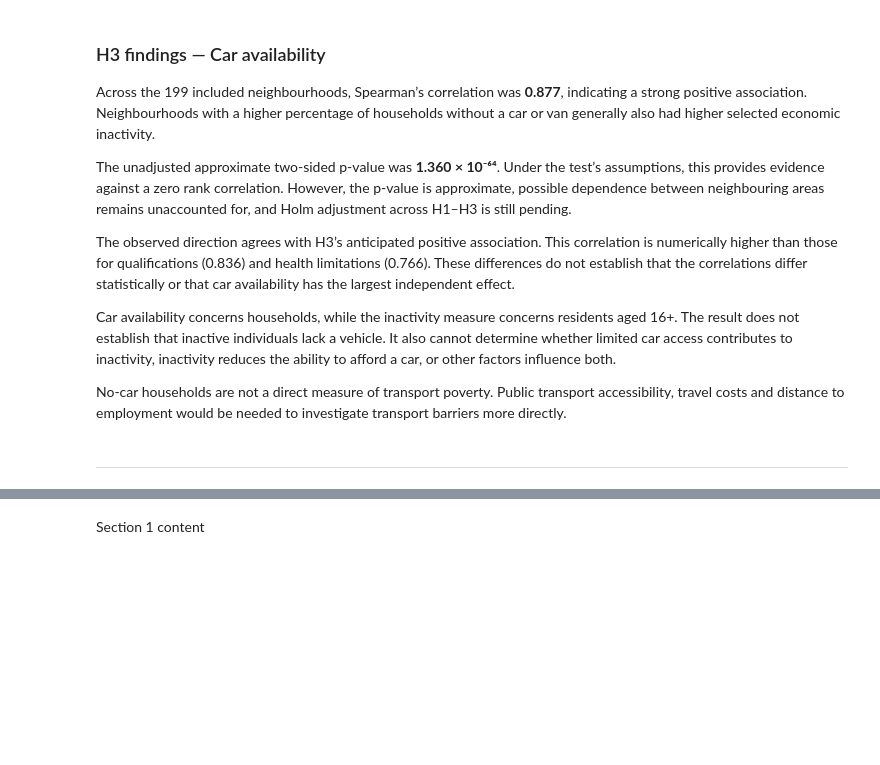
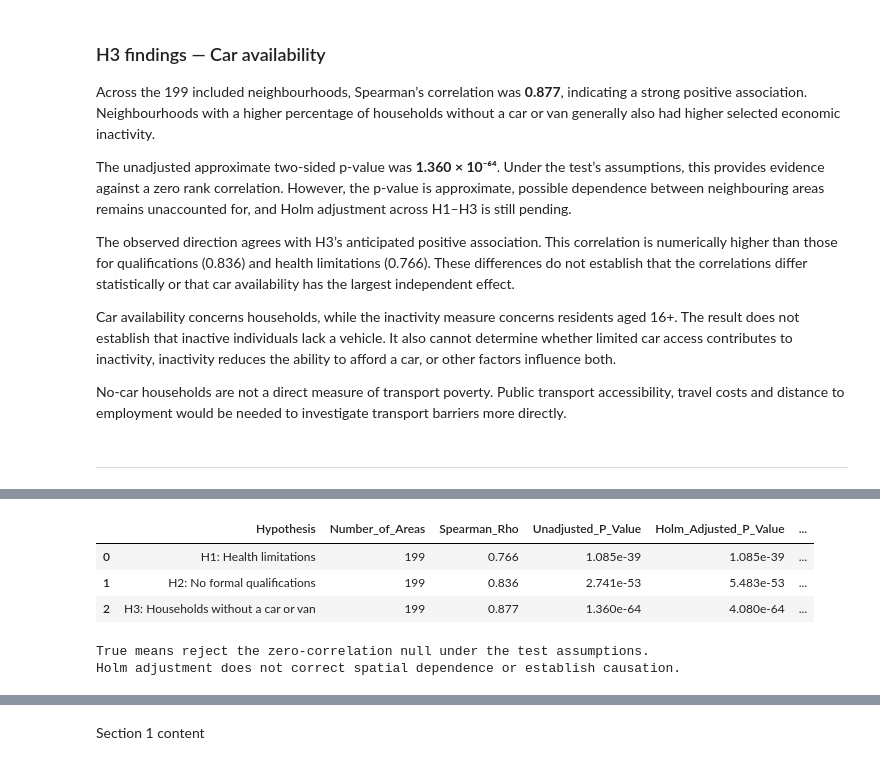
Before and after one commit to LieneRubule/dudley-employment-barriers, a Jupyter notebook: jupyter_notebooks/08_Hypothesis_Testing.ipynb, the cells around one changed output, grey strips where cells are left out. Cells and saved outputs as stored; diff of their text form; code cells hidden in the pictures; blank space fills up the shorter version.

Commit message:
Apply Holm adjustment and document combined hypothesis results

```diff
--- a/jupyter_notebooks/08_Hypothesis_Testing.ipynb
+++ b/jupyter_notebooks/08_Hypothesis_Testing.ipynb
@@ -638,0 +647,45 @@ No-car households are not a direct measure of transport poverty. Public transpor
+# %%
+# Code developed with ChatGPT assistance for the project's three tests.
+from statsmodels.stats.multitest import multipletests
+
+# Combine the existing results so all three hypotheses are adjusted together.
+hypothesis_results = pd.concat(
+    [h1_results, h2_results, h3_results],
+    ignore_index=True
+)
+
+# Apply Holm adjustment to reduce false-positive conclusions across H1–H3.
+# alpha=0.05 sets the significance threshold; method="holm" selects the correction.
+#
+# Reference: statsmodels official multipletests documentation:
+# https://www.statsmodels.org/stable/generated/statsmodels.stats.multitest.multipletests.html
+# Used to check the method name and returned rejection decisions and adjusted p-values.
+# The last two returned values concern other corrections and are not needed here.
+reject_h0, adjusted_p, _, _ = multipletests(
+    hypothesis_results["Unadjusted_P_Value"],
+    alpha=0.05,
+    method="holm"
+)
+
+# Attach the adjusted values in the original H1–H3 order.
+hypothesis_results["Holm_Adjusted_P_Value"] = adjusted_p
+hypothesis_results["Reject_H0_At_0_05"] = reject_h0
+
+# Format only the display, preserving full precision in the results table.
+display(
+    hypothesis_results.style.format({
+        "Spearman_Rho": "{:.3f}",
+        "Unadjusted_P_Value": "{:.3e}",
+        "Holm_Adjusted_P_Value": "{:.3e}"
+    })
+)
+
+print("True means reject the zero-correlation null under the test assumptions.")
+print("Holm adjustment does not correct spatial dependence or establish causation.")
+# %% [output]
+|  | Hypothesis | Number_of_Areas | Spearman_Rho | Unadjusted_P_Value | Holm_Adjusted_P_Value | ... |
+| 0 | H1: Health limitations | 199 | 0.766 | 1.085e-39 | 1.085e-39 | ... |
+| 1 | H2: No formal qualifications | 199 | 0.836 | 2.741e-53 | 5.483e-53 | ... |
+| 2 | H3: Households without a car or van | 199 | 0.877 | 1.360e-64 | 4.080e-64 | ... |
+True means reject the zero-correlation null under the test assumptions.
+Holm adjustment does not correct spatial dependence or establish causation.
```
Also changed, not shown: parts of 3 cells of this notebook.
